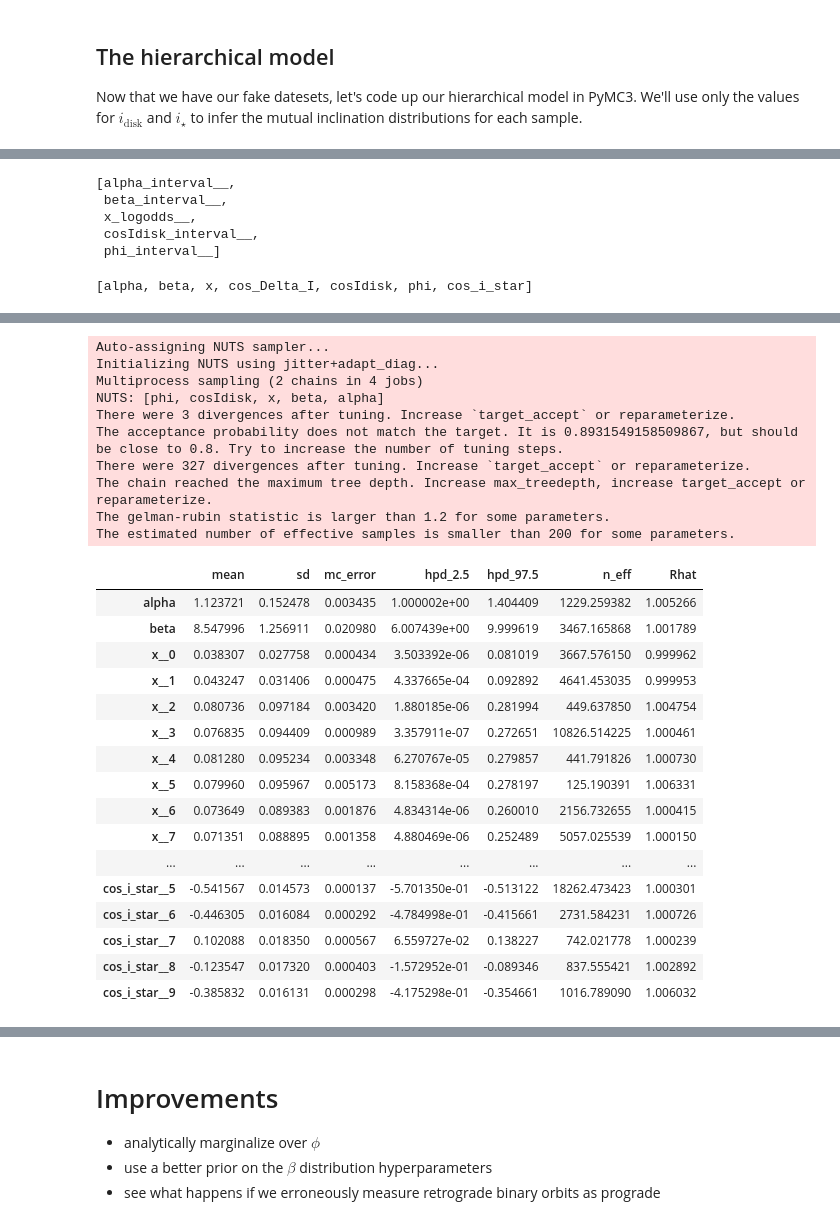
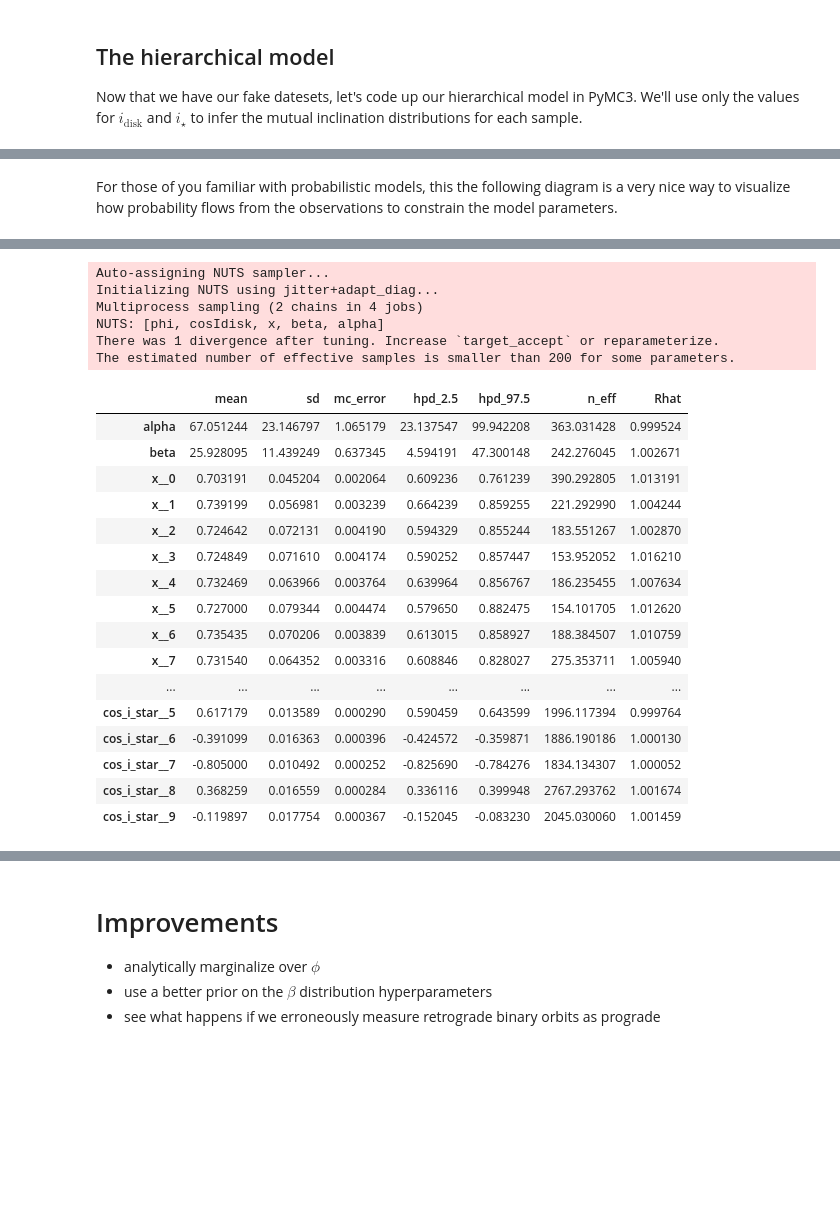
Before and after one commit to iancze/hierarchical-mutual-inclinations, a Jupyter notebook: MutualInclinations.ipynb, the cells around one changed output, grey strips where cells are left out. Cells and saved outputs as stored; diff of their text form; code cells hidden in the pictures; blank space fills up the shorter version.

```diff
--- a/MutualInclinations.ipynb
+++ b/MutualInclinations.ipynb
@@ -576,12 +435,12 @@ def calc_Delta_I(i_disk, Omega_disk, i_star, Omega_star):
 # %%
-DI_isos = calc_Delta_I(i_disks, Omega_disks, i_star_isos, Omega_star_isos)
+theta_isos = calc_theta(i_disks, Omega_disks, i_star_isos, Omega_star_isos)
 # %%
 # create tables of all of these things as datasets
 from astropy.table import Table
 
 # compute the mutual inclination of these too, and add it as a column
-iso_sample = Table([i_disks, Omega_disks, i_star_isos, Omega_star_isos, DI_isos], \
-                   names=["i_disk", "Omega_disk", "i_star", "Omega_star", "Delta_I"])
+iso_sample = Table([i_disks, Omega_disks, i_star_isos, Omega_star_isos, theta_isos], \
+                   names=["i_disk", "Omega_disk", "i_star", "Omega_star", "theta"])
 # %%
 iso_sample
 # %% [output]
@@ -780,5 +644,6 @@ In comparison to the random isotropic sample, we see that nearly all of the syst
 
 Now that we have our fake datesets, let's code up our hierarchical model in PyMC3. We'll use only the values for $i_\mathrm{disk}$ and $i_\star$ to infer the mutual inclination distributions for each sample.
 # %%
-sd_disk = np.sin(low_sample["i_disk"].data * deg) * 1.0 * deg
-sd_star = np.sin(low_sample["i_star"].data * deg) * 1.0 * deg
+# we'll assume that the uncertainties on the fake data are a degree for both the disk and the binary
+sd_disk_iso = np.sin(iso_sample["i_disk"].data * deg) * 1.0 * deg
+sd_star_iso = np.sin(iso_sample["i_star"].data * deg) * 1.0 * deg
@@ -836,13 +689,3 @@ with pm.Model() as marginal_model:
-# %%
-model.free_RVs
-# %% [output]
-[alpha_interval__,
- beta_interval__,
- x_logodds__,
- cosIdisk_interval__,
- phi_interval__]
-# %%
-model.deterministics
-# %% [output]
-[alpha, beta, x, cos_Delta_I, cosIdisk, phi, cos_i_star]
+# %% [markdown]
+For those of you familiar with probabilistic models, this the following diagram is a very nice way to visualize how probability flows from the observations to constrain the model parameters.
 # %%
@@ -851,36 +694,32 @@ pm.model_to_graphviz(model)
 [drawing not drawn]
 # %%
 # sample the model!
-with model:
-    trace = pm.sample(draws=10000, tune=5000, chains=2)
+with hierarchical_model:
+    iso_trace = pm.sample(draws=1000, tune=10000, chains=2)
 # %% [output]
 Auto-assigning NUTS sampler...
 Initializing NUTS using jitter+adapt_diag...
 Multiprocess sampling (2 chains in 4 jobs)
 NUTS: [phi, cosIdisk, x, beta, alpha]
-There were 3 divergences after tuning. Increase `target_accept` or reparameterize.
-The acceptance probability does not match the target. It is 0.8931549158509867, but should be close to 0.8. Try to increase the number of tuning steps.
-There were 327 divergences after tuning. Increase `target_accept` or reparameterize.
-The chain reached the maximum tree depth. Increase max_treedepth, increase target_accept or reparameterize.
-The gelman-rubin statistic is larger than 1.2 for some parameters.
+There was 1 divergence after tuning. Increase `target_accept` or reparameterize.
 The estimated number of effective samples is smaller than 200 for some parameters.
 # %%
-pm.summary(trace)
+pm.summary(iso_trace)
 # %% [output]
 |  | mean | sd | mc_error | hpd_2.5 | hpd_97.5 | n_eff | Rhat |
-| alpha | 1.123721 | 0.152478 | 0.003435 | 1.000002e+00 | 1.404409 | 1229.259382 | 1.005266 |
-| beta | 8.547996 | 1.256911 | 0.020980 | 6.007439e+00 | 9.999619 | 3467.165868 | 1.001789 |
-| x__0 | 0.038307 | 0.027758 | 0.000434 | 3.503392e-06 | 0.081019 | 3667.576150 | 0.999962 |
-| x__1 | 0.043247 | 0.031406 | 0.000475 | 4.337665e-04 | 0.092892 | 4641.453035 | 0.999953 |
-| x__2 | 0.080736 | 0.097184 | 0.003420 | 1.880185e-06 | 0.281994 | 449.637850 | 1.004754 |
-| x__3 | 0.076835 | 0.094409 | 0.000989 | 3.357911e-07 | 0.272651 | 10826.514225 | 1.000461 |
-| x__4 | 0.081280 | 0.095234 | 0.003348 | 6.270767e-05 | 0.279857 | 441.791826 | 1.000730 |
-| x__5 | 0.079960 | 0.095967 | 0.005173 | 8.158368e-04 | 0.278197 | 125.190391 | 1.006331 |
-| x__6 | 0.073649 | 0.089383 | 0.001876 | 4.834314e-06 | 0.260010 | 2156.732655 | 1.000415 |
-| x__7 | 0.071351 | 0.088895 | 0.001358 | 4.880469e-06 | 0.252489 | 5057.025539 | 1.000150 |
+| alpha | 67.051244 | 23.146797 | 1.065179 | 23.137547 | 99.942208 | 363.031428 | 0.999524 |
+| beta | 25.928095 | 11.439249 | 0.637345 | 4.594191 | 47.300148 | 242.276045 | 1.002671 |
+| x__0 | 0.703191 | 0.045204 | 0.002064 | 0.609236 | 0.761239 | 390.292805 | 1.013191 |
+| x__1 | 0.739199 | 0.056981 | 0.003239 | 0.664239 | 0.859255 | 221.292990 | 1.004244 |
+| x__2 | 0.724642 | 0.072131 | 0.004190 | 0.594329 | 0.855244 | 183.551267 | 1.002870 |
+| x__3 | 0.724849 | 0.071610 | 0.004174 | 0.590252 | 0.857447 | 153.952052 | 1.016210 |
+| x__4 | 0.732469 | 0.063966 | 0.003764 | 0.639964 | 0.856767 | 186.235455 | 1.007634 |
+| x__5 | 0.727000 | 0.079344 | 0.004474 | 0.579650 | 0.882475 | 154.101705 | 1.012620 |
+| x__6 | 0.735435 | 0.070206 | 0.003839 | 0.613015 | 0.858927 | 188.384507 | 1.010759 |
+| x__7 | 0.731540 | 0.064352 | 0.003316 | 0.608846 | 0.828027 | 275.353711 | 1.005940 |
 | ... | ... | ... | ... | ... | ... | ... | ... |
-| cos_i_star__5 | -0.541567 | 0.014573 | 0.000137 | -5.701350e-01 | -0.513122 | 18262.473423 | 1.000301 |
-| cos_i_star__6 | -0.446305 | 0.016084 | 0.000292 | -4.784998e-01 | -0.415661 | 2731.584231 | 1.000726 |
-| cos_i_star__7 | 0.102088 | 0.018350 | 0.000567 | 6.559727e-02 | 0.138227 | 742.021778 | 1.000239 |
-| cos_i_star__8 | -0.123547 | 0.017320 | 0.000403 | -1.572952e-01 | -0.089346 | 837.555421 | 1.002892 |
-| cos_i_star__9 | -0.385832 | 0.016131 | 0.000298 | -4.175298e-01 | -0.354661 | 1016.789090 | 1.006032 |
+| cos_i_star__5 | 0.617179 | 0.013589 | 0.000290 | 0.590459 | 0.643599 | 1996.117394 | 0.999764 |
+| cos_i_star__6 | -0.391099 | 0.016363 | 0.000396 | -0.424572 | -0.359871 | 1886.190186 | 1.000130 |
+| cos_i_star__7 | -0.805000 | 0.010492 | 0.000252 | -0.825690 | -0.784276 | 1834.134307 | 1.000052 |
+| cos_i_star__8 | 0.368259 | 0.016559 | 0.000284 | 0.336116 | 0.399948 | 2767.293762 | 1.001674 |
+| cos_i_star__9 | -0.119897 | 0.017754 | 0.000367 | -0.152045 | -0.083230 | 2045.030060 | 1.001459 |
```
Also changed, not shown: parts of 37 cells of this notebook, 1 other file.
